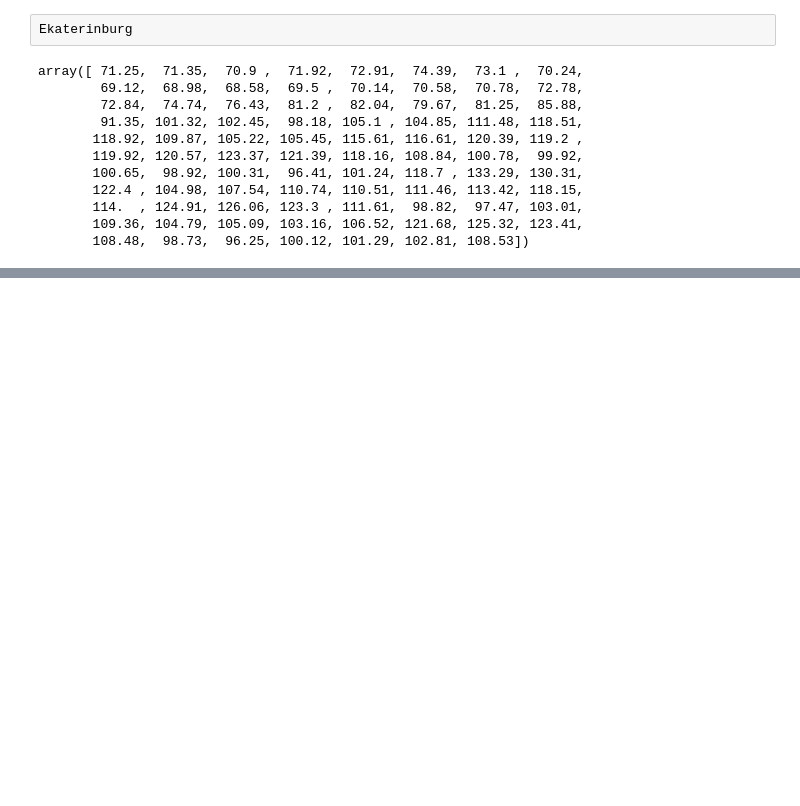
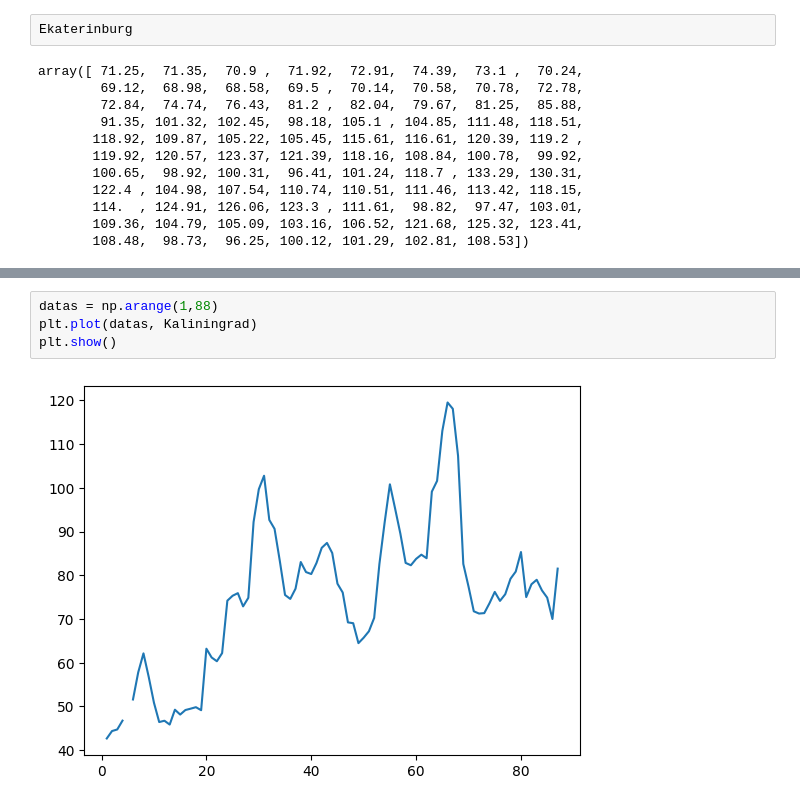
Before and after one commit to myke-oliveira/alura-numpy, a Jupyter notebook: Alura_Numpy.ipynb, the cells around one changed output, grey strips where cells are left out. Drawn from its saved outputs; the diff is of its cells as text; blank space fills up the shorter version.

```diff
--- a/Alura_Numpy.ipynb
+++ b/Alura_Numpy.ipynb
@@ -267,0 +291,6 @@ array([ 71.25,  71.35,  70.9 ,  71.92,  72.91,  74.39,  73.1 ,  70.24,
+# %%
+datas = np.arange(1,88)
+plt.plot(datas, Kaliningrad)
+plt.show()
+# %% [output]
+[figure, added]
```
Also changed, not shown: parts of 39 cells of this notebook.
